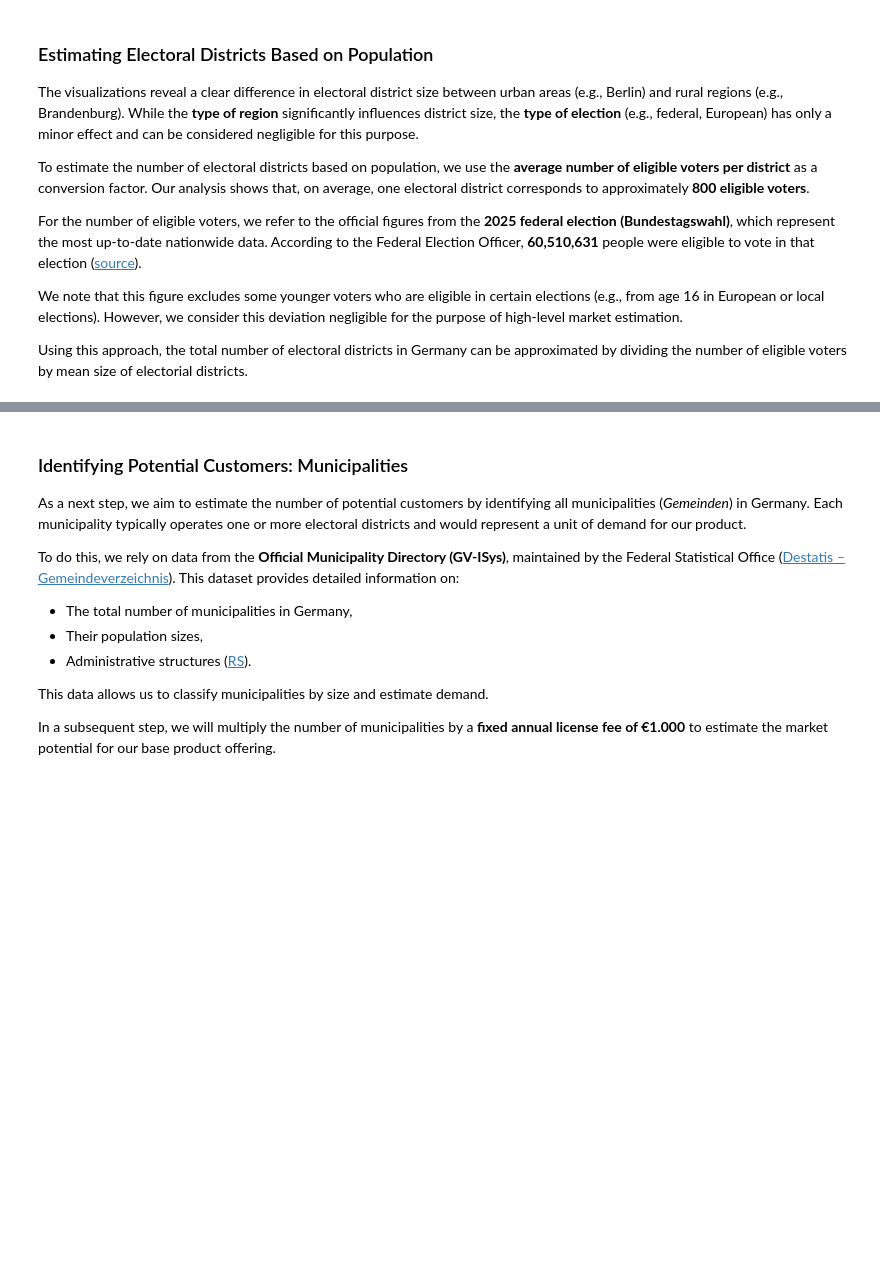
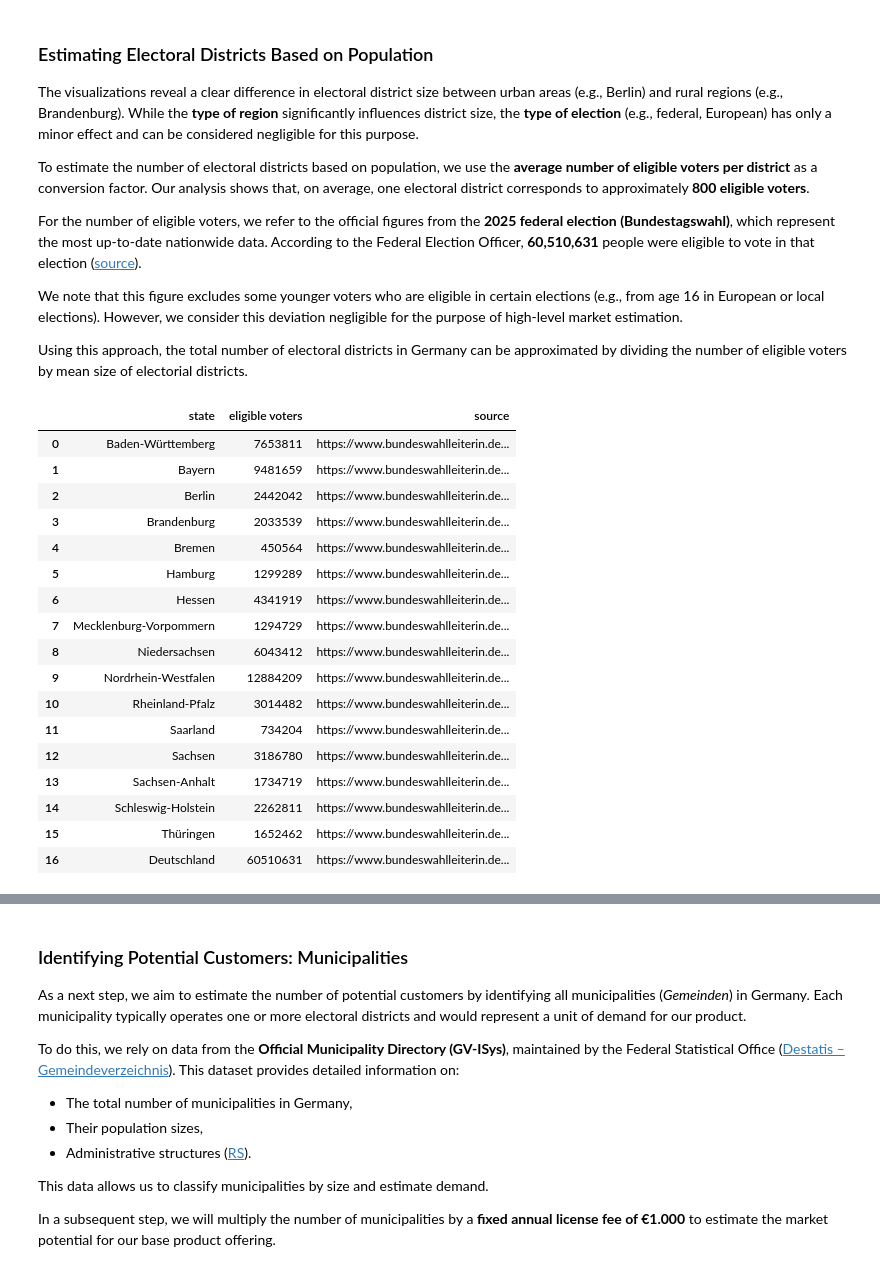
Before and after one commit to weissflogtom/vc-marketsizing, a Jupyter notebook: marketsize.ipynb, the cells around one changed output, grey strips where cells are left out. Drawn from its saved outputs; the diff is of its cells as text; code cells hidden in the pictures; blank space fills up the shorter version.

```diff
--- a/marketsize.ipynb
+++ b/marketsize.ipynb
@@ -104,4 +104,26 @@ For the number of eligible voters, we refer to the official figures from the **2
 We note that this figure excludes some younger voters who are eligible in certain elections (e.g., from age 16 in European or local elections). However, we consider this deviation negligible for the purpose of high-level market estimation.
 
 Using this approach, the total number of electoral districts in Germany can be approximated by dividing the number of eligible voters by mean size of electorial districts.
+# %%
+eligible_voters_per_state = pd.read_excel('eligible-voters-per-state.xlsx')
+eligible_voters_per_state
+# %% [output]
+|  | state | eligible voters | source |
+| 0 | Baden-Württemberg | 7653811 | https://www.bundeswahlleiterin.de... |
+| 1 | Bayern | 9481659 | https://www.bundeswahlleiterin.de... |
+| 2 | Berlin | 2442042 | https://www.bundeswahlleiterin.de... |
+| 3 | Brandenburg | 2033539 | https://www.bundeswahlleiterin.de... |
+| 4 | Bremen | 450564 | https://www.bundeswahlleiterin.de... |
+| 5 | Hamburg | 1299289 | https://www.bundeswahlleiterin.de... |
+| 6 | Hessen | 4341919 | https://www.bundeswahlleiterin.de... |
+| 7 | Mecklenburg-Vorpommern | 1294729 | https://www.bundeswahlleiterin.de... |
+| 8 | Niedersachsen | 6043412 | https://www.bundeswahlleiterin.de... |
+| 9 | Nordrhein-Westfalen | 12884209 | https://www.bundeswahlleiterin.de... |
+| 10 | Rheinland-Pfalz | 3014482 | https://www.bundeswahlleiterin.de... |
+| 11 | Saarland | 734204 | https://www.bundeswahlleiterin.de... |
+| 12 | Sachsen | 3186780 | https://www.bundeswahlleiterin.de... |
+| 13 | Sachsen-Anhalt | 1734719 | https://www.bundeswahlleiterin.de... |
+| 14 | Schleswig-Holstein | 2262811 | https://www.bundeswahlleiterin.de... |
+| 15 | Thüringen | 1652462 | https://www.bundeswahlleiterin.de... |
+| 16 | Deutschland | 60510631 | https://www.bundeswahlleiterin.de... |
 # %%
```
Also changed, not shown: parts of 1 cell of this notebook, 1 other file.
